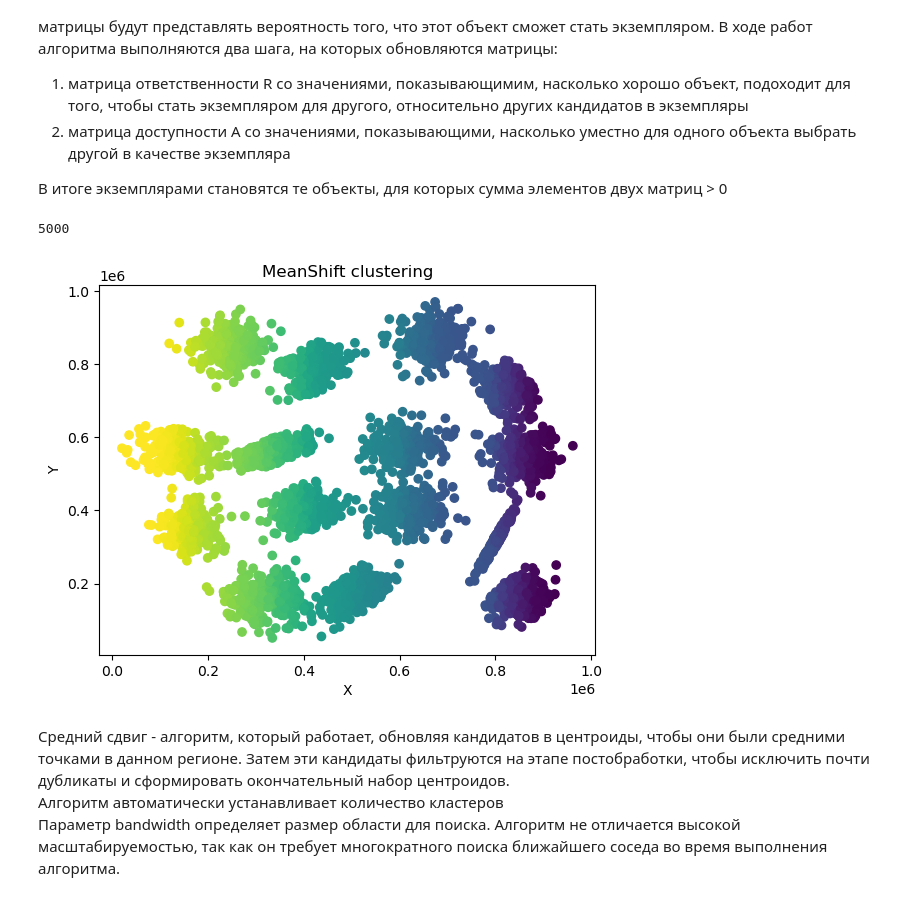
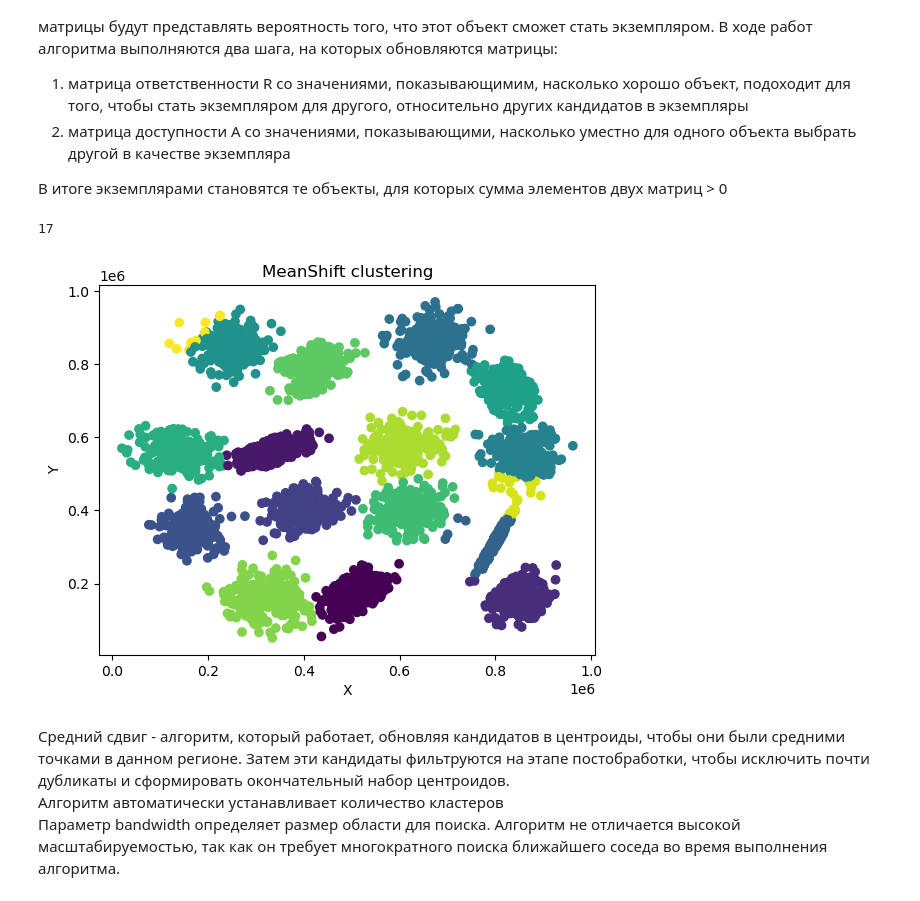
Before and after one commit to ArinaFedotova/APL.lab3, a Jupyter notebook: lab3.ipynb, the cells around one changed output. Cells and saved outputs as stored; diff of their text form; code cells hidden in the pictures.

```diff
--- a/lab3.ipynb
+++ b/lab3.ipynb
@@ -68,19 +80,19 @@ plt.show()
 
 В итоге экземплярами становятся те объекты, для которых сумма элементов двух матриц > 0
 # %%
-meanshift = MeanShift(bandwidth = 2).fit(s1)
+meanshift = MeanShift(bandwidth = 51043).fit(s1)
 
 plt.scatter(x, y, c=meanshift.labels_)
 n_clusters_ = len(meanshift.cluster_centers_ )
 print(n_clusters_)
 
 plt.title('MeanShift clustering')
 plt.xlabel('X')
 plt.ylabel('Y')
 plt.show()
 # %% [output]
-5000
+17
-[figure, old version]
+[figure, new version]
 # %% [markdown]
 Средний сдвиг - алгоритм, который работает, обновляя кандидатов в центроиды, чтобы они были средними точками в данном регионе. Затем эти кандидаты фильтруются на этапе постобработки, чтобы исключить почти дубликаты и сформировать окончательный набор центроидов.
 Алгоритм автоматически устанавливает количество кластеров
```
Also changed, not shown: parts of 6 cells of this notebook.
